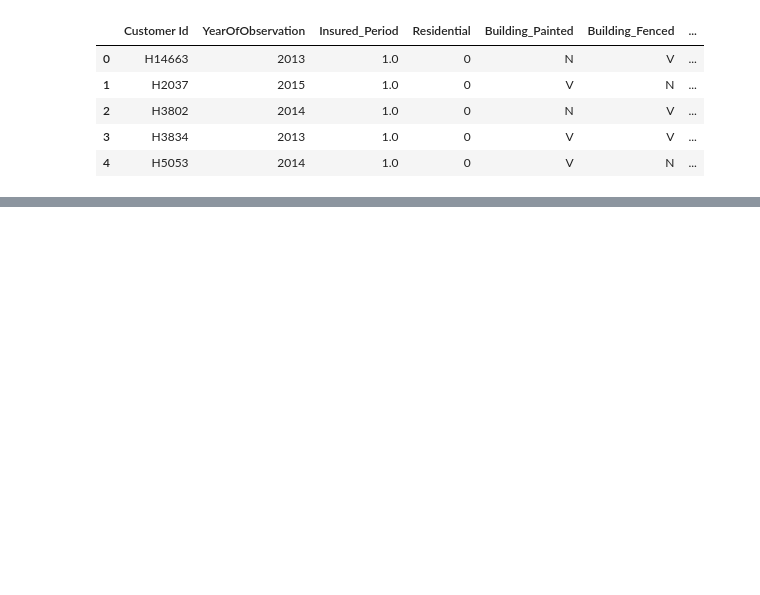
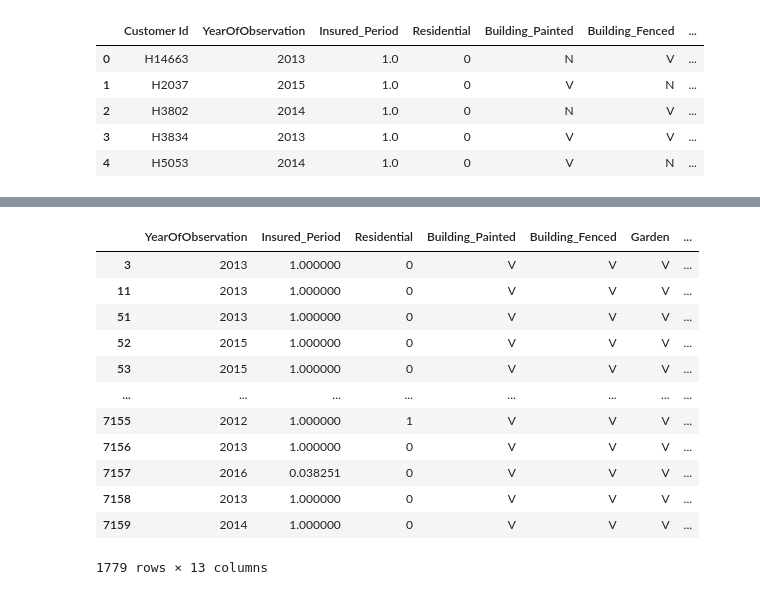
Before and after one commit to Timmy485/Insurance_Prediction, a Jupyter notebook: Insurance Prediciton.ipynb, the cells around one changed output, grey strips where cells are left out. Saved outputs shown, nothing was run; the diff lists cells and outputs as text; code cells hidden in the pictures; blank space fills up the shorter version.

```diff
--- a/Insurance Prediciton.ipynb
+++ b/Insurance Prediciton.ipynb
@@ -19,0 +53,17 @@ df_profile
+# %%
+painted = df.loc[df.Building_Painted == 'V']
+painted.loc[painted.Settlement == 'U']
+# %% [output]
+|  | YearOfObservation | Insured_Period | Residential | Building_Painted | Building_Fenced | Garden | ... |
+| 3 | 2013 | 1.000000 | 0 | V | V | V | ... |
+| 11 | 2013 | 1.000000 | 0 | V | V | V | ... |
+| 51 | 2013 | 1.000000 | 0 | V | V | V | ... |
+| 52 | 2015 | 1.000000 | 0 | V | V | V | ... |
+| 53 | 2015 | 1.000000 | 0 | V | V | V | ... |
+| ... | ... | ... | ... | ... | ... | ... | ... |
+| 7155 | 2012 | 1.000000 | 1 | V | V | V | ... |
+| 7156 | 2013 | 1.000000 | 0 | V | V | V | ... |
+| 7157 | 2016 | 0.038251 | 0 | V | V | V | ... |
+| 7158 | 2013 | 1.000000 | 0 | V | V | V | ... |
+| 7159 | 2014 | 1.000000 | 0 | V | V | V | ... |
+1779 rows × 13 columns
```
Also changed, not shown: parts of 33 cells of this notebook, 1 other file.
